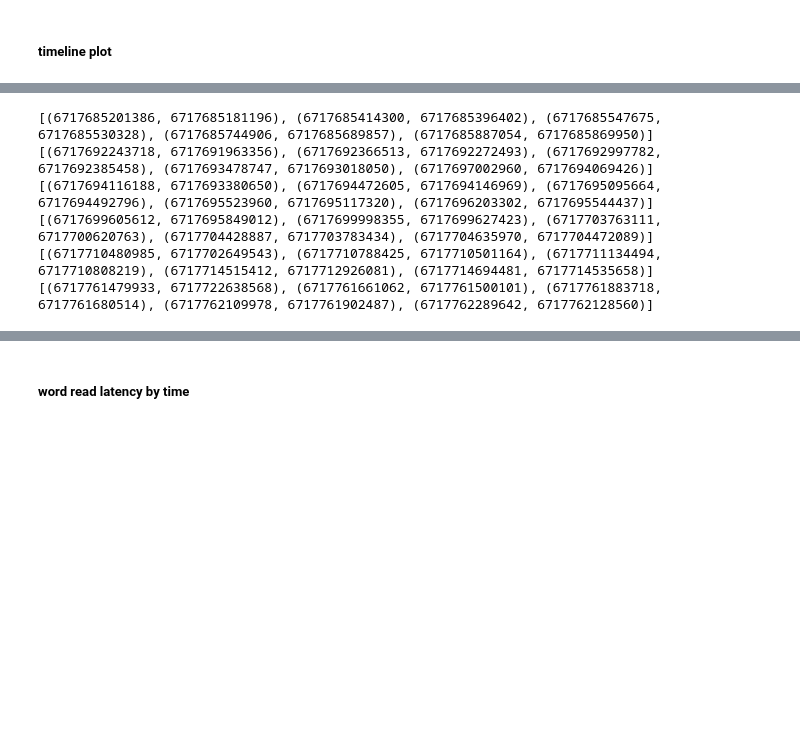
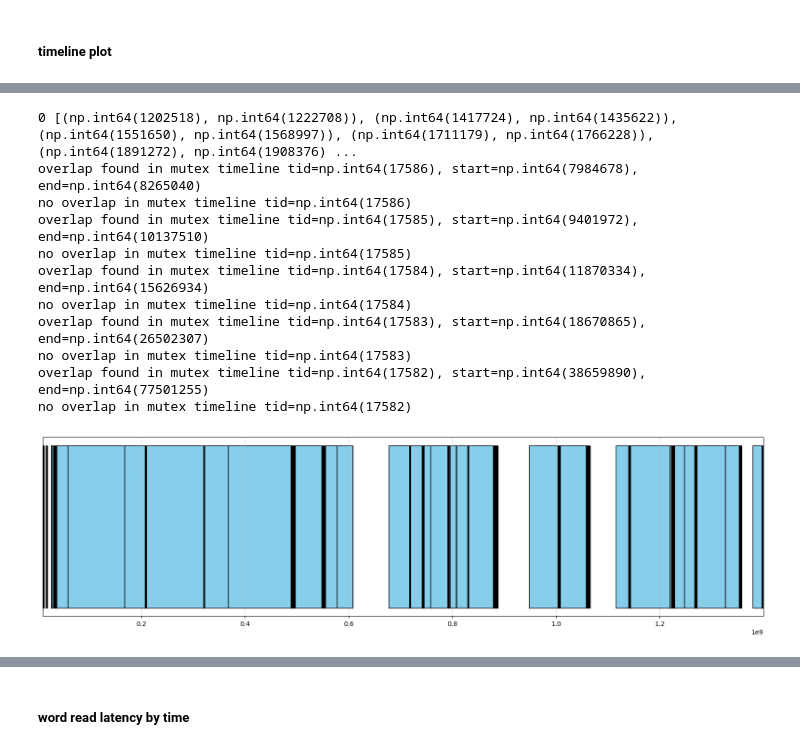
Before and after one commit to chongdayou/graphic-bpftracing, a Jupyter notebook: tracing/trace_graphs.ipynb, the cells around one changed output, grey strips where cells are left out. Saved outputs shown, nothing was run; the diff lists cells and outputs as text; code cells hidden in the pictures; blank space fills up the shorter version.

Commit message:
feat: plot mutex hold timeline

```diff
--- a/tracing/trace_graphs.ipynb
+++ b/tracing/trace_graphs.ipynb
@@ -82,7 +82,7 @@ def add_stats_line(arr: np.ndarray | None, line: list[str]) -> np.ndarray:
     return np.vstack((arr,row))
 # %%
 stats = None
-file = 'trace_1_CPU_multiproc_results.csv'
+file = 'trace_1_CPU_results.csv'
 with open(file, 'r') as trace_csv:
     trace_reader = csv.reader(trace_csv)
     next(trace_reader)
@@ -260,16 +269,17 @@ mutex_timestamp_map = defaultdict(list)
 mutex_duration_map = defaultdict(list)
 # records the timestamp (ns) of most recent ent:mutex_lock to calculate the duration later
 mutex_start_map = defaultdict(lambda: -1)
-# records main thread tid too make it 0 in our data structures
+# records main thread tid to make it 0 in our data structures
 main_tid = 0
 # records the number of occurence where a ret:mutex_unlock() is recorded with no corresponding ent:mutex_lock()
 missed_mutex_count = 0
 missed_by_no_tid = 0
 missed_by_neg = 0
+start_time = stats[0][0]
 
 for row in stats:
     tid = row[1] if row[2] == 0 else main_tid
-    timestamp = row[0]
+    timestamp = row[0] - start_time
     if row[3] == 10: #ent:pthread_mutex_lock()
         mutex_start_map[tid] = timestamp
     elif row[3] == 13: #ret:pthread_mutex_unlock()
@@ -283,7 +293,7 @@ for row in stats:
             continue
         duration_ns = timestamp - mutex_start_map[tid]
         mutex_duration_map[tid].append(duration_ns)
-        mutex_timestamp_map[tid].append( (timestamp, mutex_start_map[tid] ) )
+        mutex_timestamp_map[tid].append( (mutex_start_map[tid], timestamp ) )
         mutex_start_map[tid] = -1
 
 print(f'the number of occurence where a ret:mutex_unlock() is recorded with no corresponding ent:mutex_lock() is {missed_mutex_count}')
@@ -322,13 +371,45 @@ number of mutex durations recorded is 2514
 # %%
 for tid in mutex_timestamp_map.keys():
-    print([(int(i), int(j)) for i, j in mutex_timestamp_map[tid][:5]])
+    if tid == main_tid:
+        print(tid, mutex_timestamp_map[tid])
+        continue
+    last_end = last_end = mutex_timestamp_map[tid][0][1]
+    for i in range(len(mutex_timestamp_map[tid])):
+        start, end = mutex_timestamp_map[tid][i]
+        if start < last_end:
+            print(f'overlap found in mutex timeline {tid=}, {start=}, {end=}')
+            break
+        last_end = end
+    print(f'no overlap in mutex timeline {tid=}')
 # %% [output]
-[(6717685201386, 6717685181196), (6717685414300, 6717685396402), (6717685547675, 6717685530328), (6717685744906, 6717685689857), (6717685887054, 6717685869950)]
-[(6717692243718, 6717691963356), (6717692366513, 6717692272493), (6717692997782, 6717692385458), (6717693478747, 6717693018050), (6717697002960, 6717694069426)]
-[(6717694116188, 6717693380650), (6717694472605, 6717694146969), (6717695095664, 6717694492796), (6717695523960, 6717695117320), (6717696203302, 6717695544437)]
-[(6717699605612, 6717695849012), (6717699998355, 6717699627423), (6717703763111, 6717700620763), (6717704428887, 6717703783434), (6717704635970, 6717704472089)]
-[(6717710480985, 6717702649543), (6717710788425, 6717710501164), (6717711134494, 6717710808219), (6717714515412, 6717712926081), (6717714694481, 6717714535658)]
-[(6717761479933, 6717722638568), (6717761661062, 6717761500101), (6717761883718, 6717761680514), (6717762109978, 6717761902487), (6717762289642, 6717762128560)]
+0 [(np.int64(1202518), np.int64(1222708)), (np.int64(1417724), np.int64(1435622)), (np.int64(1551650), np.int64(1568997)), (np.int64(1711179), np.int64(1766228)), (np.int64(1891272), np.int64(1908376) ...
+overlap found in mutex timeline tid=np.int64(17586), start=np.int64(7984678), end=np.int64(8265040)
+no overlap in mutex timeline tid=np.int64(17586)
+overlap found in mutex timeline tid=np.int64(17585), start=np.int64(9401972), end=np.int64(10137510)
+no overlap in mutex timeline tid=np.int64(17585)
+overlap found in mutex timeline tid=np.int64(17584), start=np.int64(11870334), end=np.int64(15626934)
+no overlap in mutex timeline tid=np.int64(17584)
+overlap found in mutex timeline tid=np.int64(17583), start=np.int64(18670865), end=np.int64(26502307)
+no overlap in mutex timeline tid=np.int64(17583)
+overlap found in mutex timeline tid=np.int64(17582), start=np.int64(38659890), end=np.int64(77501255)
+no overlap in mutex timeline tid=np.int64(17582)
+# %%
+fig, ax = plt.subplots(figsize=(20, 5))
+
+y_pos = 0
+start_times = [pair[0] for pair in mutex_timestamp_map[list(mutex_timestamp_map.keys())[2]]]
+durations = [pair[1] - pair[0] for pair in mutex_timestamp_map[list(mutex_timestamp_map.keys())[2]]]
+
+ax.barh(y=ypos, width=durations, left=start_times, height=0.4, color='skyblue', edgecolor='black')
+
+ax.set_yticks([])
+ax.set_xlim(mutex_timestamp_map[list(mutex_timestamp_map.keys())[2]][0][1] - 1, mutex_timestamp_map[list(mutex_timestamp_map.keys())[2]][-1][1] + 1)
+ax.grid(axis='x', linestyle='--', alpha=0.7)
+
+plt.show()
+plt.close()
+# %% [output]
+[figure, added]
 # %%
 fig, ax = plt.subplots(figsize=(10, 5))
 
```
Also changed, not shown: parts of 6 cells of this notebook, 13 other files.
